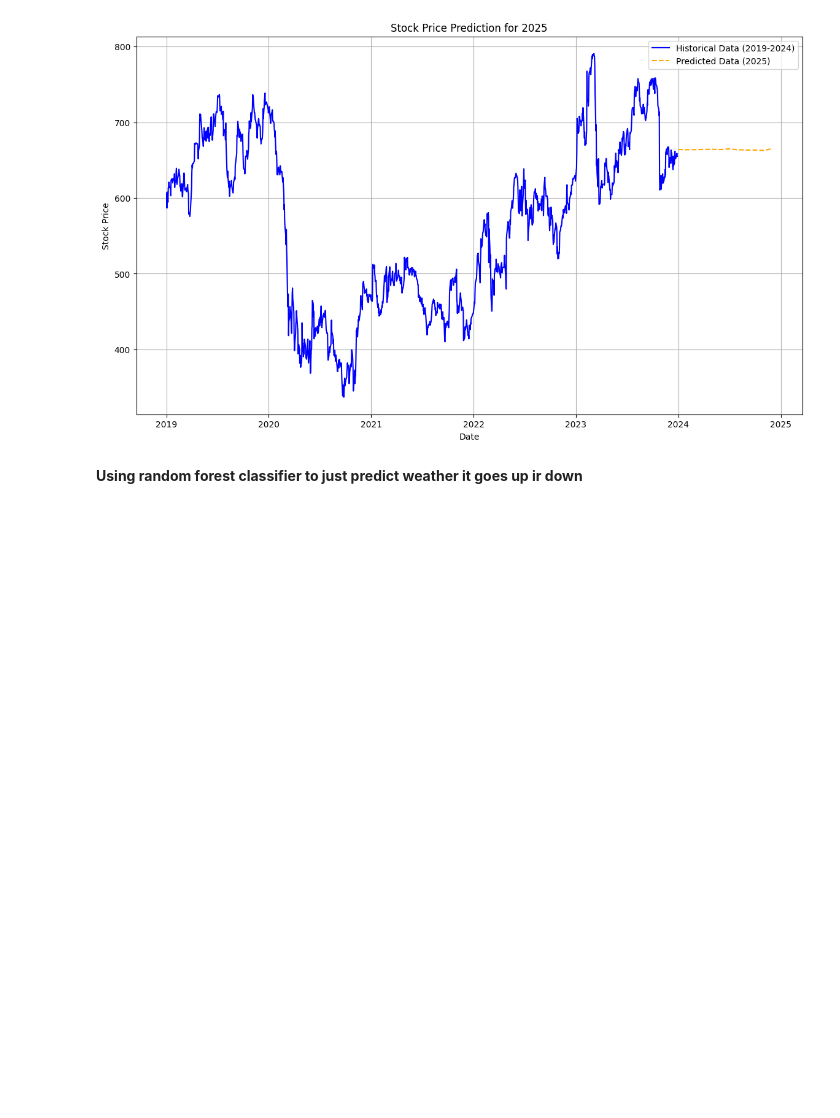
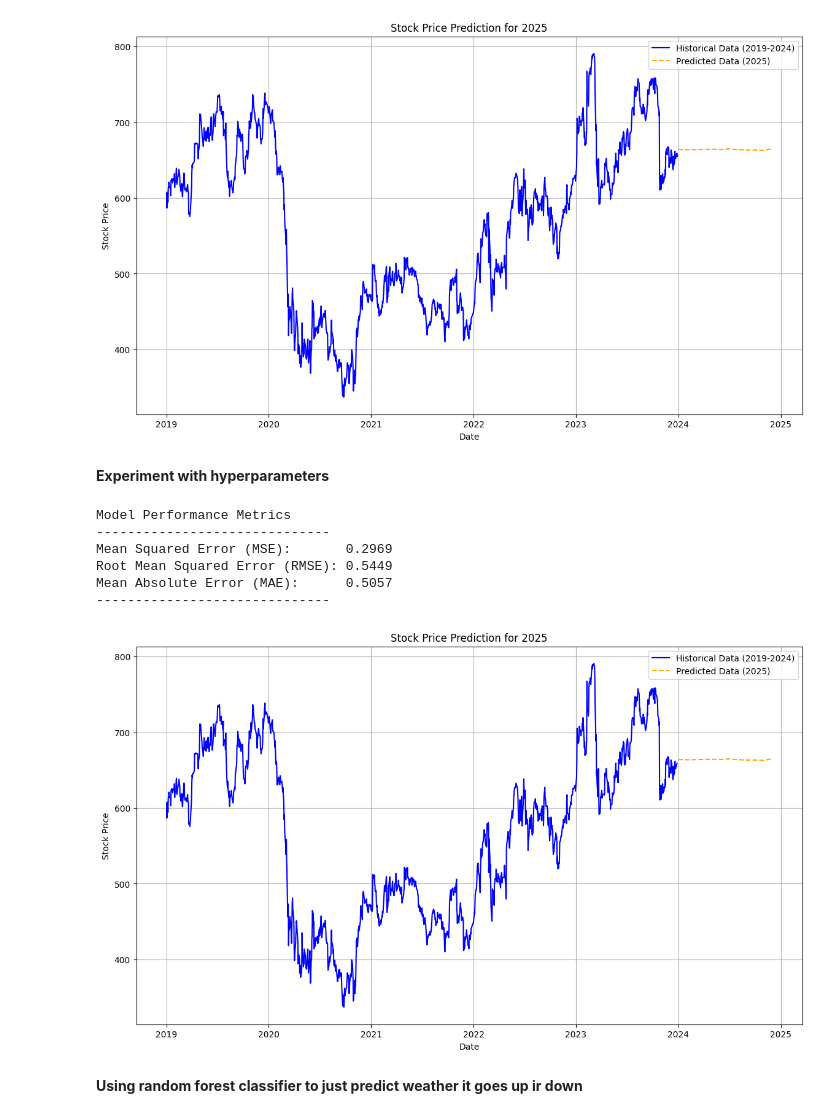
Before and after one commit to Muhammad-Abdullah-Jami/UK_Bank_Stocks_Prediction, a Jupyter notebook: Yfinance.ipynb, the cells around one changed output. Saved outputs shown, nothing was run; the diff lists cells and outputs as text; code cells hidden in the pictures; blank space fills up the shorter version.

```diff
--- a/Yfinance.ipynb
+++ b/Yfinance.ipynb
@@ -209,6 +217,65 @@ plt.grid(True)
 plt.show()
 # %% [output]
 [figure]
+# %% [markdown]
+**Experiment with hyperparameters**
+# %%
+df.index = pd.to_datetime(df.index)
+future_data.columns = X.columns
+# for binary classification: 1 if the price goes up, 0 if it goes down
+df['Target'] = np.where(df['Close'].shift(-1) > df['Close'], 1, 0)
+df = df.iloc[:-1]
+X = df[['Open', 'High', 'Low', 'Close', 'Volume']]
+y = df['Target']
+# Split data
+X_train, X_test, y_train, y_test = train_test_split(X, y, test_size=0.3, random_state=42)
+# Random Forest model training
+rf_model = RandomForestRegressor(n_estimators=50, random_state=42)
+rf_model.fit(X_train, y_train)
+
+future_dates = pd.date_range(start=df.index[-1] + pd.DateOffset(days=1), periods=12, freq='M')
+future_data = pd.DataFrame(index=future_dates, columns=X.columns)
+for col in X.columns:
+    future_data[col] = df[col].iloc[-1]
+
+# storing prediction for year 2025
+future_predictions_1y = rf_model.predict(future_data)
+
+# Evaluation
+y_pred = rf_model.predict(X_test)
+mse = mean_squared_error(y_test, y_pred)
+rmse = np.sqrt(mse)
+mae = mean_absolute_error(y_test, y_pred)
+
+
+print("Model Performance Metrics")
+print("-" * 30)
+print(f"Mean Squared Error (MSE):       {mse:.4f}")
+print(f"Root Mean Squared Error (RMSE): {rmse:.4f}")
+print(f"Mean Absolute Error (MAE):      {mae:.4f}")
+print("-" * 30)
+# %% [output]
+Model Performance Metrics
+------------------------------
+Mean Squared Error (MSE):       0.2969
+Root Mean Squared Error (RMSE): 0.5449
+Mean Absolute Error (MAE):      0.5057
+------------------------------
+# %%
+
+# Ploting the origanal historical (2019-2024) and the predicted (2025) data
+plt.figure(figsize=(14, 8))
+plt.plot(df.index, df['Close'], label='Historical Data (2019-2024)', color='blue')
+plt.plot(predicted_2025.index, predicted_2025['Close'], label='Predicted Data (2025)', color='orange', linestyle='--')
+
+plt.title('Stock Price Prediction for 2025')
+plt.xlabel('Date')
+plt.ylabel('Stock Price')
+plt.legend()
+plt.grid(True)
+plt.show()
+# %% [output]
+[figure, added]
 # %% [markdown]
 **Using random forest classifier to just predict weather it goes up ir down**
 # %%
```
Also changed, not shown: parts of 20 cells of this notebook.
